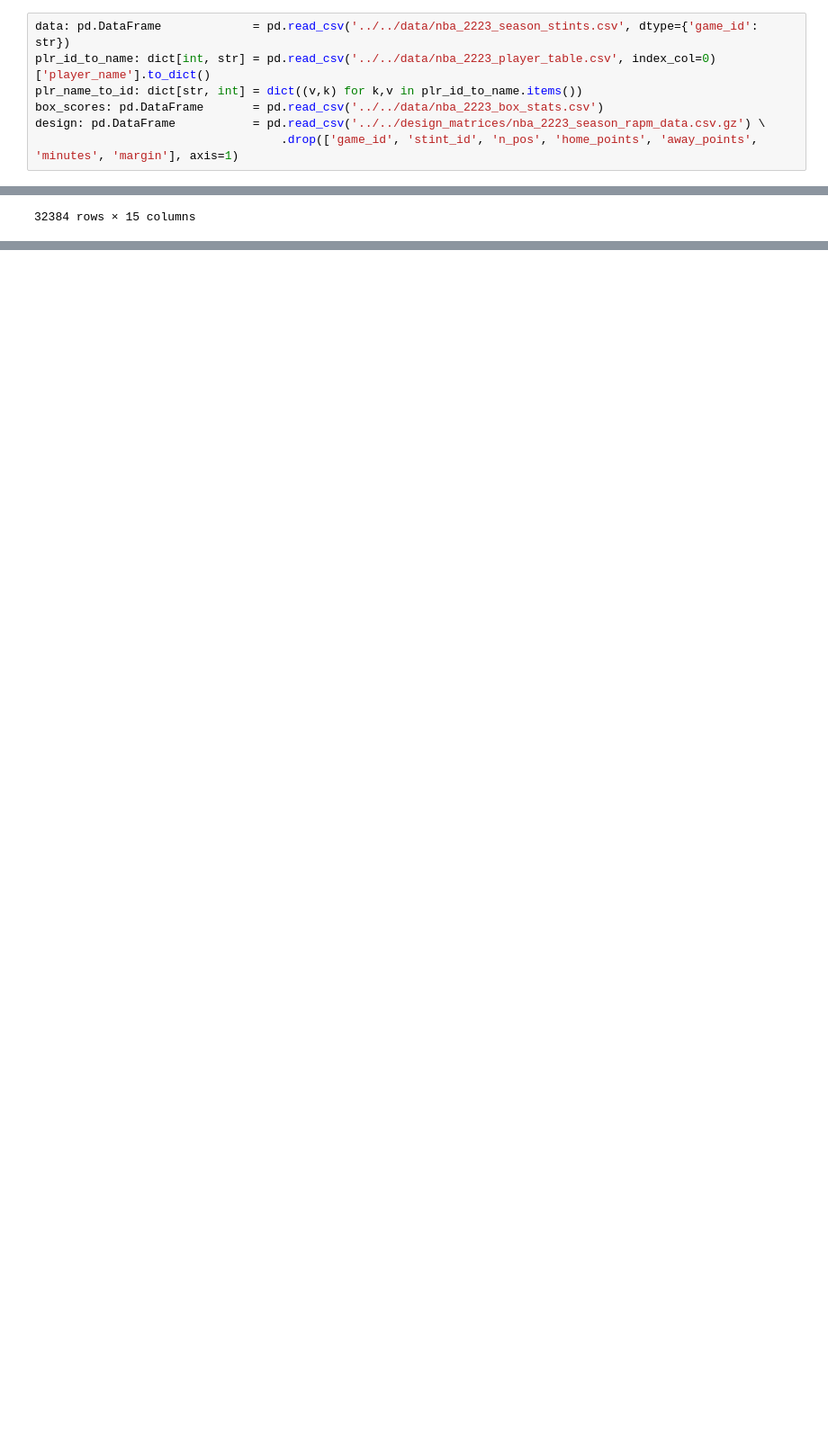
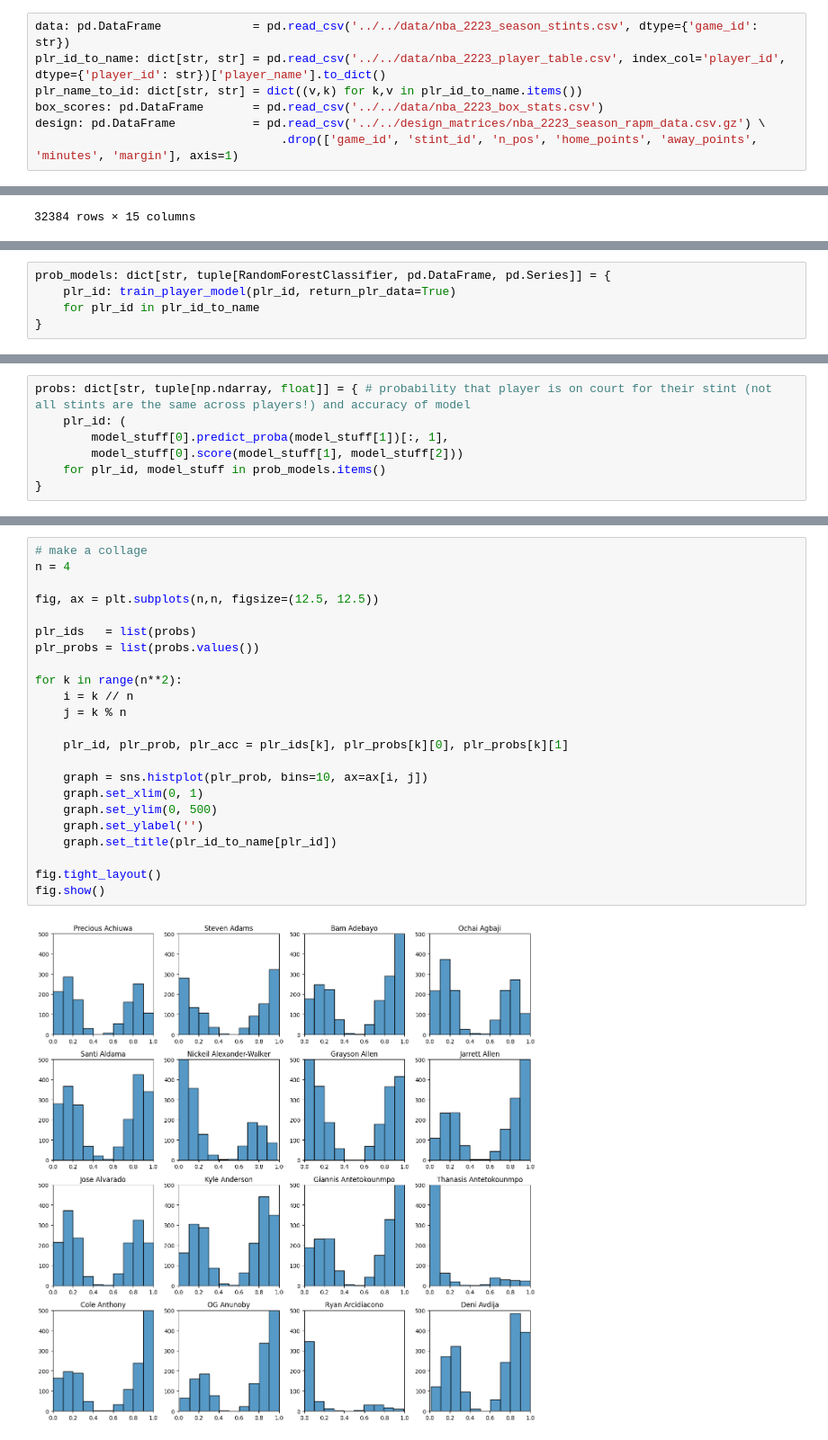
Before and after one commit to DanLeEpicMan/RAPM, a Jupyter notebook: code/analyze/propensity_scores.ipynb, the cells around one changed output, grey strips where cells are left out. Shown at 90% size. Cells and saved outputs as stored; diff of their text form; blank space fills up the shorter version.

Commit message:
Trained the propensity models using a Random Forest (formerly logistic regression)

```diff
--- a/code/analyze/propensity_scores.ipynb
+++ b/code/analyze/propensity_scores.ipynb
@@ -24,8 +27,8 @@ pd.set_option('display.max_columns', 500)
 We need to infer each of the above metrics before model training can begin.
 # %%
 data: pd.DataFrame             = pd.read_csv('../../data/nba_2223_season_stints.csv', dtype={'game_id': str})
-plr_id_to_name: dict[int, str] = pd.read_csv('../../data/nba_2223_player_table.csv', index_col=0)['player_name'].to_dict()
-plr_name_to_id: dict[str, int] = dict((v,k) for k,v in plr_id_to_name.items())
+plr_id_to_name: dict[str, str] = pd.read_csv('../../data/nba_2223_player_table.csv', index_col='player_id', dtype={'player_id': str})['player_name'].to_dict()
+plr_name_to_id: dict[str, str] = dict((v,k) for k,v in plr_id_to_name.items())
 box_scores: pd.DataFrame       = pd.read_csv('../../data/nba_2223_box_stats.csv')
 design: pd.DataFrame           = pd.read_csv('../../design_matrices/nba_2223_season_rapm_data.csv.gz') \
                                    .drop(['game_id', 'stint_id', 'n_pos', 'home_points', 'away_points', 'minutes', 'margin'], axis=1)
@@ -127,0 +223,5 @@ data
+# %%
+prob_models: dict[str, tuple[RandomForestClassifier, pd.DataFrame, pd.Series]] = {
+    plr_id: train_player_model(plr_id, return_plr_data=True)
+    for plr_id in plr_id_to_name
+}
@@ -127,0 +232,7 @@ data
+# %%
+probs: dict[str, tuple[np.ndarray, float]] = { # probability that player is on court for their stint (not all stints are the same across players!) and accuracy of model
+    plr_id: (
+        model_stuff[0].predict_proba(model_stuff[1])[:, 1],
+        model_stuff[0].score(model_stuff[1], model_stuff[2]))
+    for plr_id, model_stuff in prob_models.items()
+}
@@ -127,0 +256,25 @@ data
+# %%
+# make a collage
+n = 4
+
+fig, ax = plt.subplots(n,n, figsize=(12.5, 12.5))
+
+plr_ids   = list(probs)
+plr_probs = list(probs.values())
+
+for k in range(n**2):
+    i = k // n
+    j = k % n
+
+    plr_id, plr_prob, plr_acc = plr_ids[k], plr_probs[k][0], plr_probs[k][1]
+
+    graph = sns.histplot(plr_prob, bins=10, ax=ax[i, j])
+    graph.set_xlim(0, 1)
+    graph.set_ylim(0, 500)
+    graph.set_ylabel('')
+    graph.set_title(plr_id_to_name[plr_id])
+
+fig.tight_layout()
+fig.show()
+# %% [output]
+[figure, added]
```
Also changed, not shown: parts of 8 cells of this notebook, 3 other files.
